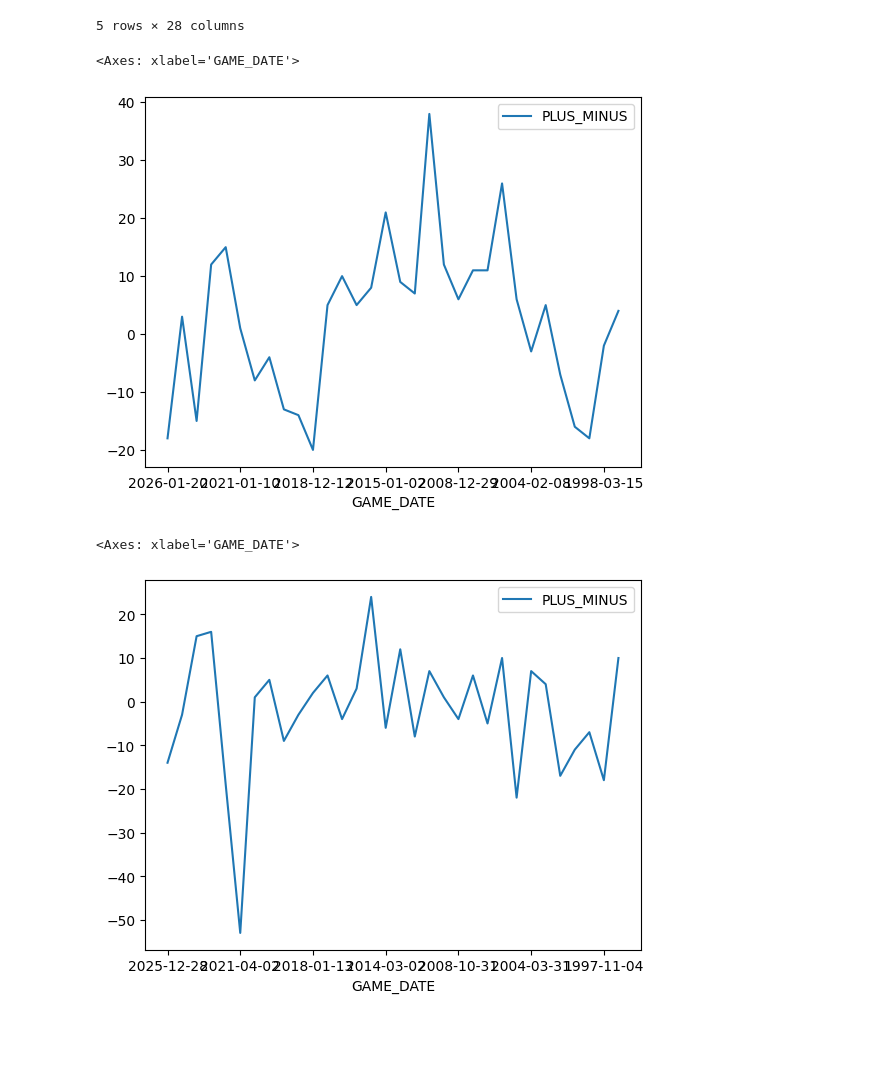
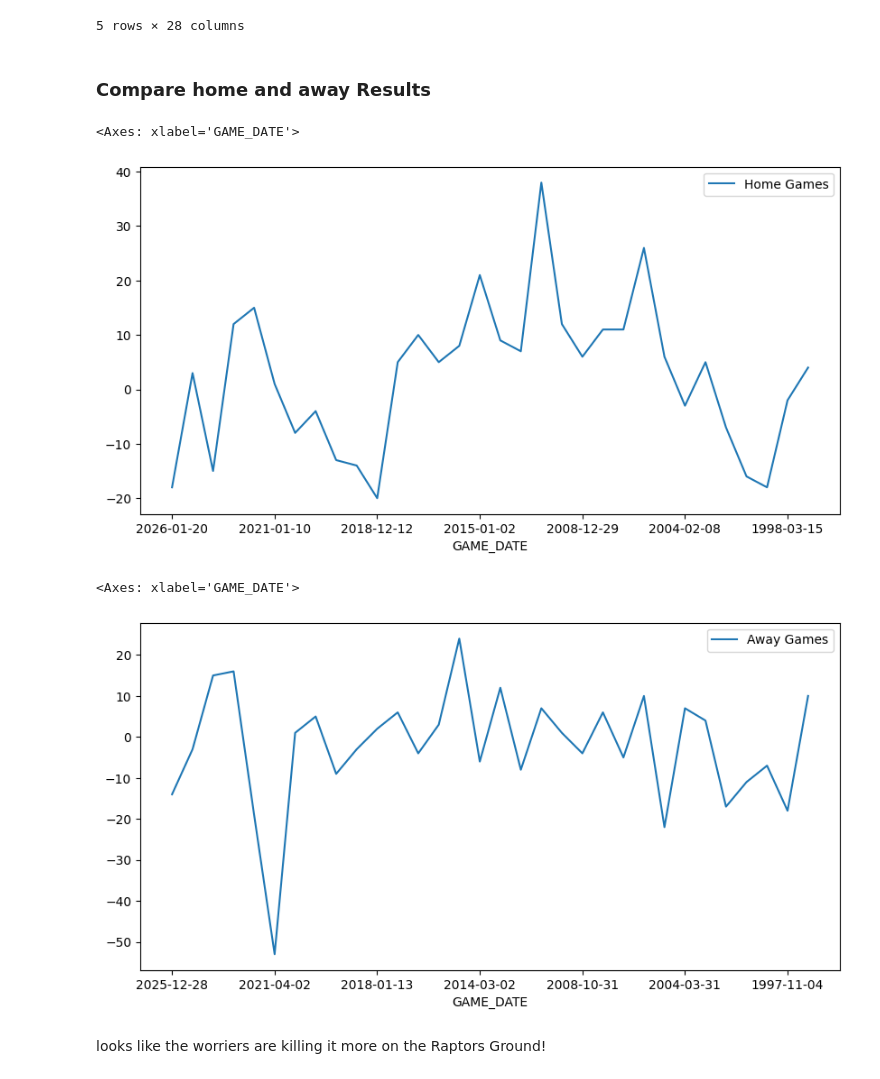
Before and after one commit to omar-k-mourad/Web-scraping-and-APIs, a Jupyter notebook: NBA_API.ipynb, the cells around one changed output. Drawn from its saved outputs; the diff is of its cells as text; code cells hidden in the pictures; blank space fills up the shorter version.

```diff
--- a/NBA_API.ipynb
+++ b/NBA_API.ipynb
@@ -121,13 +123,17 @@ home_games.head()
 | 324 | 22022 | 1610612744 | GSW | Golden State Warriors | 0022200740 | 2023-01-27 | GSW vs. TOR | W | 241 | ... |
 | 465 | 22021 | 1610612744 | GSW | Golden State Warriors | 0022100252 | 2021-11-21 | GSW vs. TOR | W | 241 | ... |
 5 rows × 28 columns
+# %% [markdown]
+### Compare home and away Results
 # %%
-home_games.plot(x = 'GAME_DATE', y = 'PLUS_MINUS')
+home_games.plot(x = 'GAME_DATE', y = 'PLUS_MINUS', label = 'Home Games', figsize=(10,5))
 # %% [output]
 <Axes: xlabel='GAME_DATE'>
-[figure, old version]
+[figure, new version]
 # %%
-away_games.plot(x = 'GAME_DATE', y = 'PLUS_MINUS')
+away_games.plot(x = 'GAME_DATE', y = 'PLUS_MINUS', label = 'Away Games', figsize=(10,5))
 # %% [output]
 <Axes: xlabel='GAME_DATE'>
-[figure, old version]
+[figure, new version]
+# %% [markdown]
+looks like the worriers are killing it more on the Raptors Ground!
```
Also changed, not shown: parts of 5 cells of this notebook.
